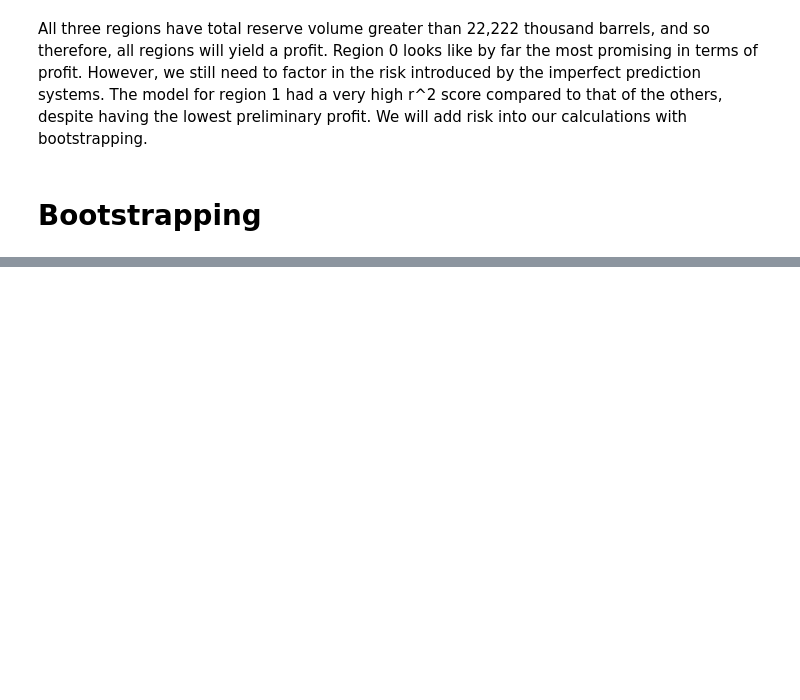
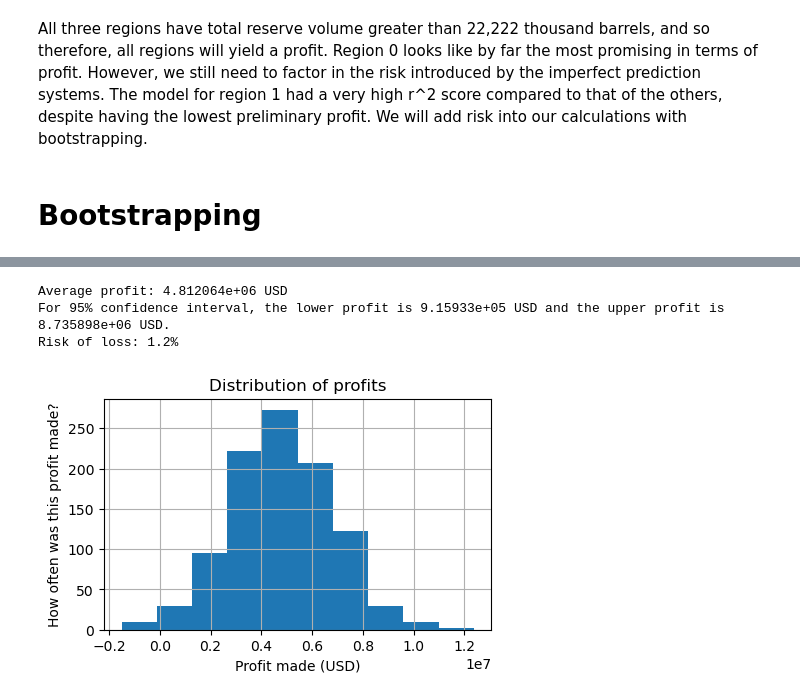
Before and after one commit to jnorfolk/OilyGiant-Region-Selection, a Jupyter notebook: OilyGiant.ipynb, the cells around one changed output, grey strips where cells are left out. Cells and saved outputs as stored; diff of their text form; code cells hidden in the pictures; blank space fills up the shorter version.

```diff
--- a/OilyGiant.ipynb
+++ b/OilyGiant.ipynb
@@ -241,0 +351,7 @@ All three regions have total reserve volume greater than 22,222 thousand barrels
+# %%
+bootstrap(region_1_pred, region_1_answers)
+# %% [output]
+Average profit: 4.812064e+06 USD
+For 95% confidence interval, the lower profit is 9.15933e+05 USD and the upper profit is 8.735898e+06 USD.
+Risk of loss: 1.2%
+[figure, added]
```
Also changed, not shown: parts of 27 cells of this notebook.
